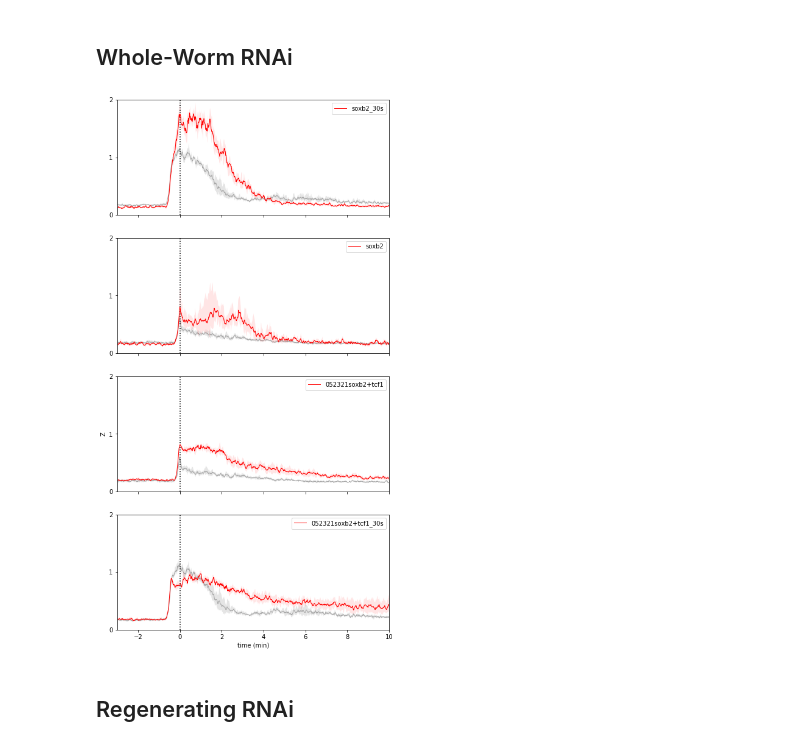
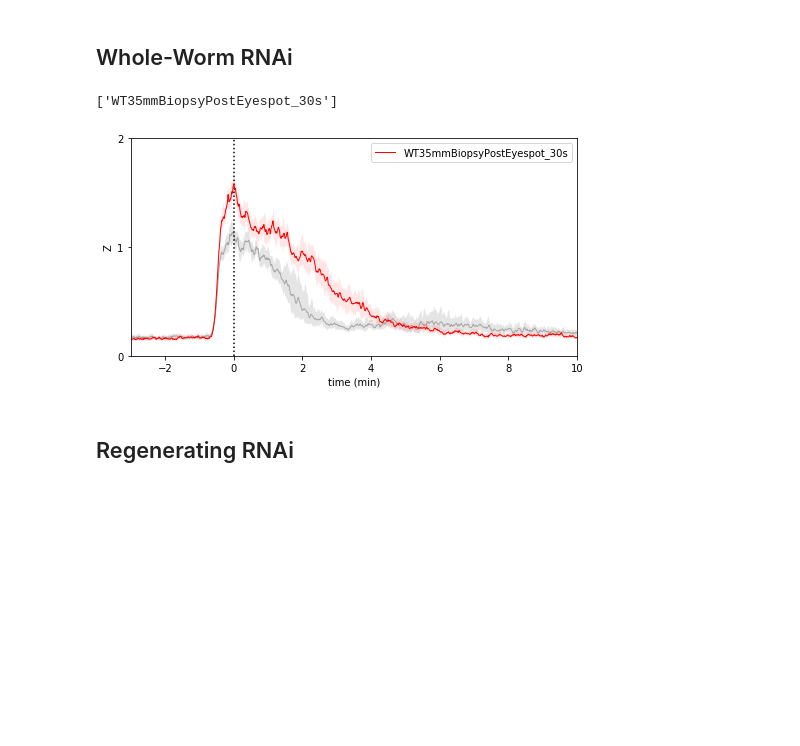
Before and after one commit to samuelbray32/behavior-lite, a Jupyter notebook: singlePulse.ipynb, the cells around one changed output. Saved outputs shown, nothing was run; the diff lists cells and outputs as text; code cells hidden in the pictures; blank space fills up the shorter version.

```diff
--- a/singlePulse.ipynb
+++ b/singlePulse.ipynb
@@ -19,14 +19,15 @@ _statistic_: what statistic to sample with the bootstrap (default is median)
 ## Whole-Worm RNAi
 # %%
 from tools.results import rnai_response
-n_boot = 1e1
+n_boot = 1e3
 statistic=np.median
 #plot_subset
-interest = ['sox']
+interest = ['Biopsy']
 exclude = []
 fig,ax = rnai_response(interest,exclude,n_boot,statistic)
 # %% [output]
+['WT35mmBiopsyPostEyespot_30s']
-[figure, old version]
+[figure, new version]
 # %% [markdown]
 ## Regenerating RNAi
 # %%
```
Also changed, not shown: parts of 2 cells of this notebook, 3 other files.
